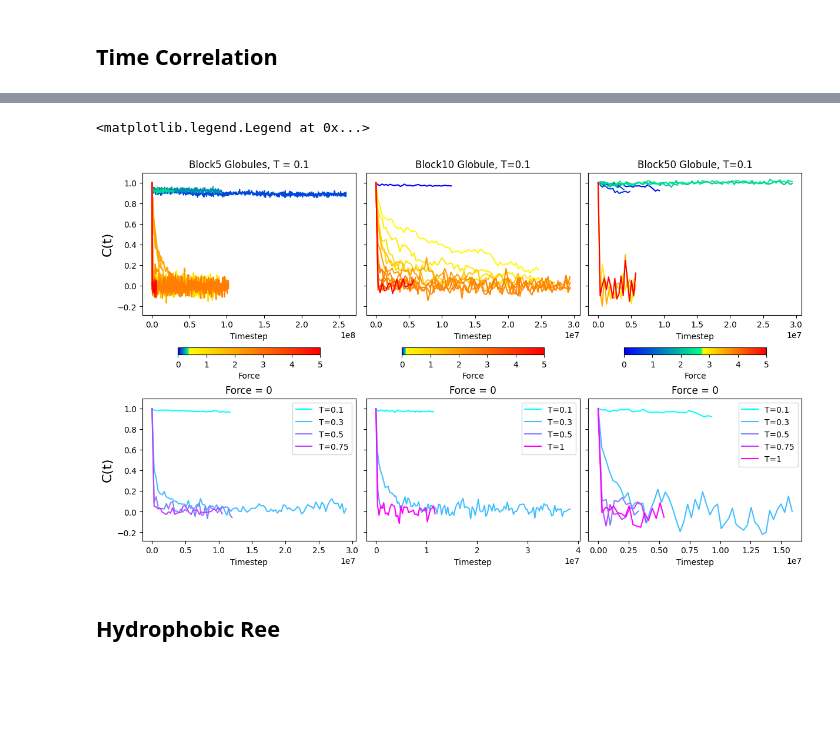
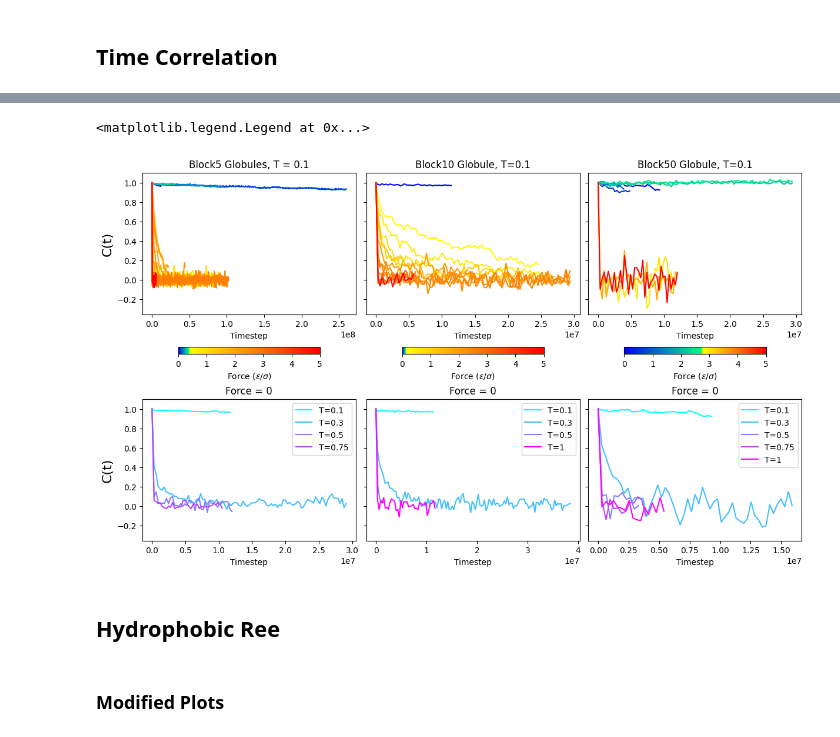
Before and after one commit to VagrantHyp/Code, a Jupyter notebook: DiffConfig.ipynb, the cells around one changed output, grey strips where cells are left out. Cells and saved outputs as stored; diff of their text form; code cells hidden in the pictures; blank space fills up the shorter version.

```diff
--- a/DiffConfig.ipynb
+++ b/DiffConfig.ipynb
@@ -104,0 +239,26 @@ Text(87.72222222222221, 0.5, 'F$(\\epsilon)$')
+# %%
+i = 0
+for cgt in lsCGTBl50[0:5]:
+    D = cgt.ParsedRee[0]
+    Nf = D.shape[0]
+    Mseg = 100//50*100
+    # Reshape by Nf x Mseg x Blck x 9
+    D = D[1:].reshape(Nf-1,Mseg,50,9) #exclude first frame
+    Xseg = D[:,:,:,3:6]
+
+    # Get just the even segments (hydrophobic segments)
+    Xhp = Xseg[:,0::2,:,:]
+    dX = Xhp[:,:,-1,:]-Xhp[:,:,0,:]
+    Rhp = np.linalg.norm(dX,axis=2)
+
+    c = []
+    for j in range(Rhp.shape[1]):
+        Rglob = Rhp[:, j]
+        corr = np.correlate(Rglob, Rglob, mode = 'full')
+        c.append([corr])
+    c = np.array(c)[:, 0, :] #Not sure why there's an extra dimension
+    c = c.mean(axis = 0)
+    c = c[c.shape[0]//2:]
+    maxt = c.shape[0]
+    plt.plot(np.linspace(0, maxt, maxt)*3e5*0.005, c)
+    i +=1
@@ -128,7 +490,4 @@ def segRee(D, Blck, Atom_Type):
 # %%
-import matplotlib.colors as mcolors
-import matplotlib as mpl
-
 fig, ax = plt.subplots(nrows = 2, ncols= 3, figsize = (12, 7), sharey=True, layout='constrained')
 
 CGT01 = lsCGTBl5[0]
@@ -146,9 +505,9 @@ n_f = norm(CGT01.f)
 i = 0
 for D in CGT01.ParsedRee[0:4]:
     Nf = D.shape[0]
-    Mseg = 100//10*100
+    Mseg = 100//5*100
     # Reshape by Nf x Mseg x Blck x 9
-    D = D[1:].reshape(Nf-1,Mseg,10,9) #exclude first frame
+    D = D[1:].reshape(Nf-1,Mseg,5,9) #exclude first frame
     Xseg = D[:,:,:,3:6]
 
     # Get just the even segments (hydrophobic segments)
@@ -165,9 +524,10 @@ for D in CGT01.ParsedRee[0:4]:
 i = 4
 for D in CGT01.ParsedRee[4:]:
     Nf = D.shape[0]
-    Mseg = 100//10*100
+    Mseg = 100//5*100
     # Reshape by Nf x Mseg x Blck x 9
-    D = D[1:].reshape(Nf-1,Mseg,10,9) #exclude first frame
+    D = D[1:].reshape(Nf-1,Mseg,
+    5,9) #exclude first frame
     Xseg = D[:,:,:,3:6]
 
     # Get just the even segments (hydrophobic segments)
@@ -182,7 +542,7 @@ for D in CGT01.ParsedRee[4:]:
     i += 1
 
 sm = mpl.cm.ScalarMappable(norm=norm, cmap=mymap)
-plt.colorbar(sm, ax=ax[0,0], label = 'Force', orientation = 'horizontal', fraction = 0.05)
+plt.colorbar(sm, ax=ax[0,0], label = 'Force ($\epsilon/\sigma$)', orientation = 'horizontal', fraction = 0.05)
 ax[0,0].set_title('Block5 Globules, T = 0.1')
 ax[0,0].set_xlabel('Timestep')
 ax[0,0].set_ylabel('C(t)', fontsize = 16)
@@ -238,7 +598,7 @@ for D in CGT01.ParsedRee[1:]:
 
 
 sm = mpl.cm.ScalarMappable(norm=mpl.colors.Normalize(0, 5), cmap=mymap)
-plt.colorbar(sm, ax=ax[0,1], label = 'Force', orientation = 'horizontal', fraction = 0.05)
+plt.colorbar(sm, ax=ax[0,1], label = 'Force ($\epsilon/\sigma$)', orientation = 'horizontal', fraction = 0.05)
 ax[0,1].set_title('Block10 Globule, T=0.1')
 ax[0,1].set_xlabel('Timestep')
 
@@ -294,7 +654,7 @@ for D in CGT01.ParsedRee[6:]:
     i += 1
 
 sm = mpl.cm.ScalarMappable(norm=norm, cmap=mymap)
-plt.colorbar(sm, ax=ax[0,2], label = 'Force', orientation = 'horizontal', fraction = 0.05)
+plt.colorbar(sm, ax=ax[0,2], label = 'Force ($\epsilon/\sigma$)', orientation = 'horizontal', fraction = 0.05)
 ax[0,2].set_title('Block50 Globule, T=0.1')
 ax[0,2].set_xlabel('Timestep')
 
@@ -356,33 +716,35 @@ ax[1,1].set_title('Force = 0')
 ax[1,1].set_xlabel('Timestep')
 ax[1,1].legend(loc='upper right')
 ax[1,1].legend(loc='upper right')
 
 i = 0
 for cgt in lsCGTBl50[0:5]:
     D = cgt.ParsedRee[0]
     Nf = D.shape[0]
     Mseg = 100//50*100
     # Reshape by Nf x Mseg x Blck x 9
     D = D[1:].reshape(Nf-1,Mseg,50,9) #exclude first frame
     Xseg = D[:,:,:,3:6]
 
     # Get just the even segments (hydrophobic segments)
     Xhp = Xseg[:,0::2,:,:]
     dX = Xhp[:,:,-1,:]-Xhp[:,:,0,:]
     Rhp = np.linalg.norm(dX,axis=2)
 
     mean = np.mean(Rhp)
     dR = Rhp - mean
     c = (dR*dR[0,:]).mean(axis = 1)
     ax[1,2].plot(np.linspace(0, Nf-1, Nf-1)*3e5, c/c[0],color = cmap_T(i), label = f'T={cgt.t}')
     i +=1
 
 sm = mpl.cm.ScalarMappable(cmap=cmap_T, norm=mpl.colors.Normalize(0.1, 2))
 ax[1,2].set_title('Force = 0')
 ax[1,2].set_xlabel('Timestep')
 ax[1,2].legend(loc='upper right')
 # %% [output]
 <matplotlib.legend.Legend at 0x...>
-[figure, old version]
+[figure, new version]
 # %% [markdown]
 ## Hydrophobic Ree
+# %% [markdown]
+### Modified Plots
```
Also changed, not shown: parts of 25 cells of this notebook, 7 other files.
